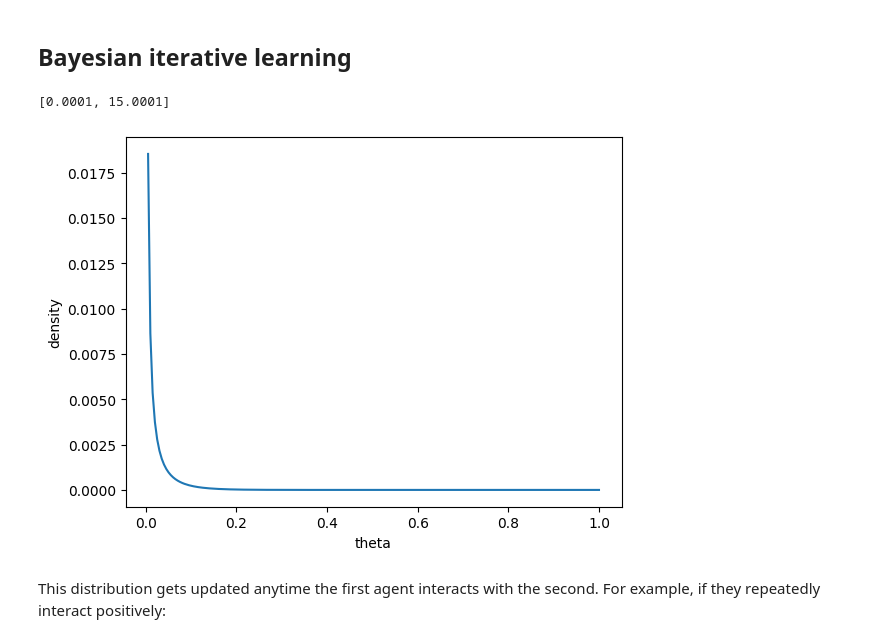
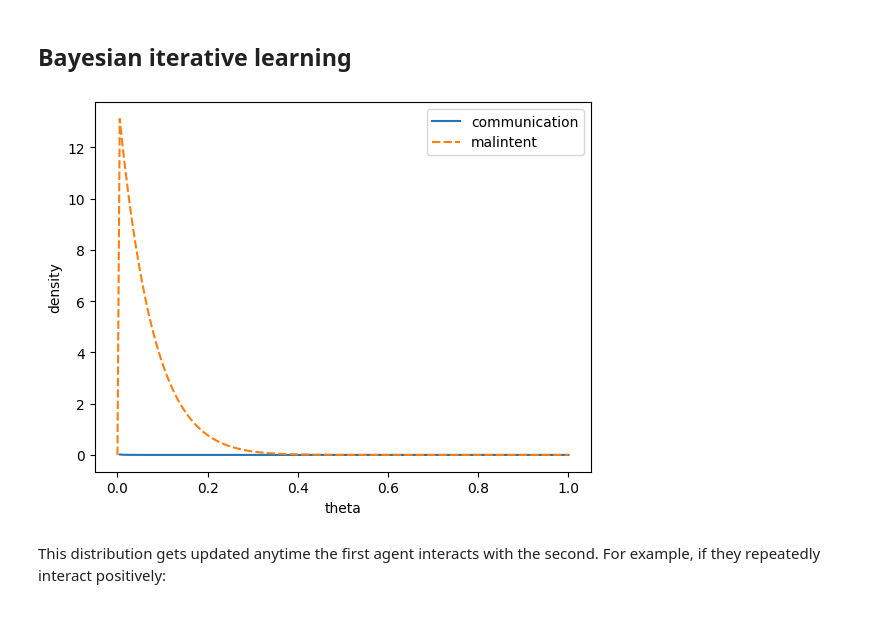
Before and after one commit to philipp-hellwig/evolution-cooperation, a Jupyter notebook: simulations/Bayesian_Agents.ipynb, the cells around one changed output. Saved outputs shown, nothing was run; the diff lists cells and outputs as text; code cells hidden in the pictures.

```diff
--- a/Bayesian_Agents.ipynb
+++ b/simulations/Bayesian_Agents.ipynb
@@ -128,14 +18,12 @@ class BayesianAgent(Agent):
 # %%
 agents = [BayesianAgent(mu=0.01) for _ in range(10)]
 for agent in agents:
     agent.set_cohort(agents)
 
 # for example, the first agents parameters for the beta distribution to communicate with the second agent are:
-print(agents[0].beta_communicate[agents[1]])
-_ = agents[0].plot_beta(agents[1], feature="communicate")
+_ = agents[0].plot_beta(agents[1], feature="both")
 # %% [output]
-[0.0001, 15.0001]
-[figure, old version]
+[figure, new version]
 # %% [markdown]
 This distribution gets updated anytime the first agent interacts with the second. For example, if they repeatedly interact positively:
 # %%
```
Also changed, not shown: parts of 4 cells of this notebook, 5 other files.
